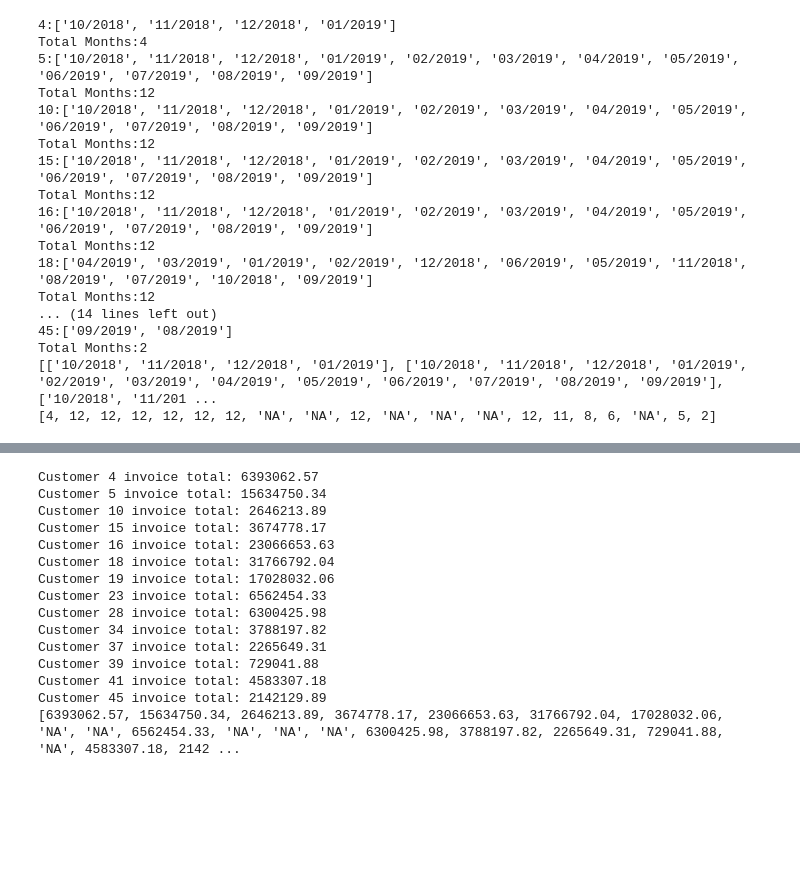
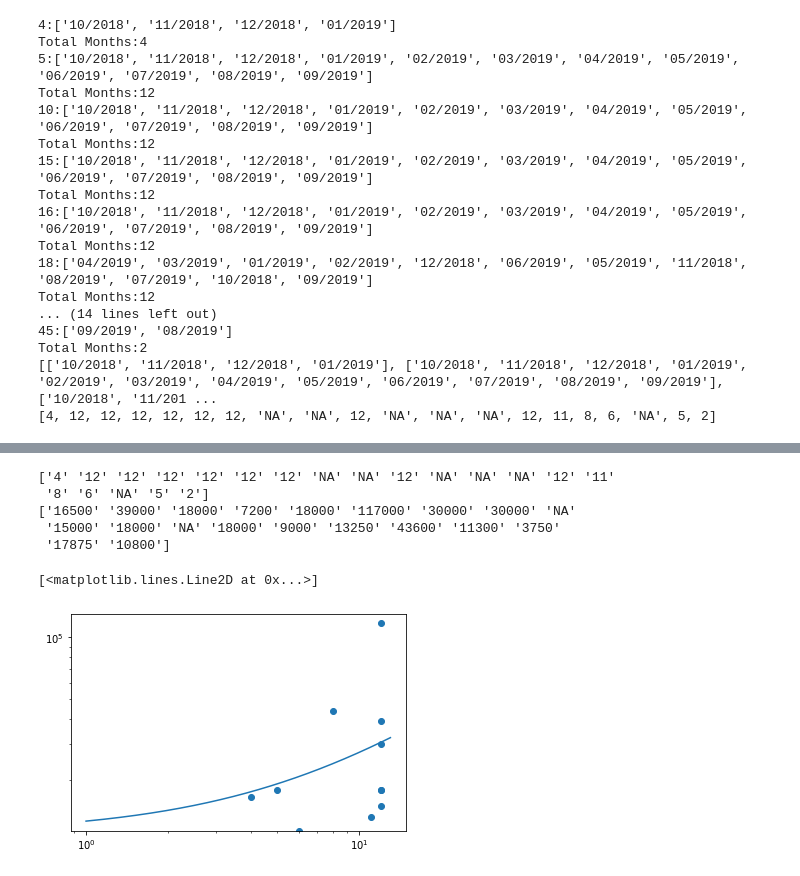
Before and after one commit to nurfnick/Cantrell_Jackson, a Jupyter notebook: SoftwareUsed.ipynb, the cells around one changed output, grey strips where cells are left out. Saved outputs shown, nothing was run; the diff lists cells and outputs as text; code cells hidden in the pictures; blank space fills up the shorter version.

```diff
--- a/SoftwareUsed.ipynb
+++ b/SoftwareUsed.ipynb
@@ -186,6 +187,30 @@ fig = px.scatter(x=num, y=tlist, log_y=True, hover_data=[custs], labels={'x':'To
 fig.show()
 # %% [output]
 [interactive output not drawn]
+# %%
+print(num)
+print(tlist)
+# %% [output]
+['4' '12' '12' '12' '12' '12' '12' 'NA' 'NA' '12' 'NA' 'NA' 'NA' '12' '11'
+ '8' '6' 'NA' '5' '2']
+['16500' '39000' '18000' '7200' '18000' '117000' '30000' '30000' 'NA'
+ '15000' '18000' 'NA' '18000' '9000' '13250' '43600' '11300' '3750'
+ '17875' '10800']
+# %%
+m = stats.linregress(nnum,ntlist)[0]
+b = stats.linregress(nnum,ntlist)[1]
+#stats.linregress()
+def y(x):
+    return(m*x+b)
+# %%
+x = np.arange(1,13,0.01)
+plt.scatter(nnum,ntlist)
+plt.xscale('log')
+plt.yscale('log')
+plt.plot(x,y(x))
+# %% [output]
+[<matplotlib.lines.Line2D at 0x...>]
+[figure, added]
 # %%
 ourl = 'https://raw.githubusercontent.com/nurfnick/Cantrell_Jackson/master/wti-crude-oil-prices-2018-2020.csv'
 mturl = 'https://raw.githubusercontent.com/nurfnick/Cantrell_Jackson/master/Invoice_totals_month.csv'
@@ -272,22 +297,6 @@ for n in range(len(cn)):
   print('Customer '+str(cn[n])+' invoice total: '+str(round(total, 2)))
 
 print(rtlist)
-# %% [output]
-Customer 4 invoice total: 6393062.57
-Customer 5 invoice total: 15634750.34
-Customer 10 invoice total: 2646213.89
-Customer 15 invoice total: 3674778.17
-Customer 16 invoice total: 23066653.63
-Customer 18 invoice total: 31766792.04
-Customer 19 invoice total: 17028032.06
-Customer 23 invoice total: 6562454.33
-Customer 28 invoice total: 6300425.98
-Customer 34 invoice total: 3788197.82
-Customer 37 invoice total: 2265649.31
-Customer 39 invoice total: 729041.88
-Customer 41 invoice total: 4583307.18
-Customer 45 invoice total: 2142129.89
-[6393062.57, 15634750.34, 2646213.89, 3674778.17, 23066653.63, 31766792.04, 17028032.06, 'NA', 'NA', 6562454.33, 'NA', 'NA', 'NA', 6300425.98, 3788197.82, 2265649.31, 729041.88, 'NA', 4583307.18, 2142 ...
 # %%
 rntlist = []
 for t in range(len(rtlist)):
```
Also changed, not shown: parts of 4 cells of this notebook.
